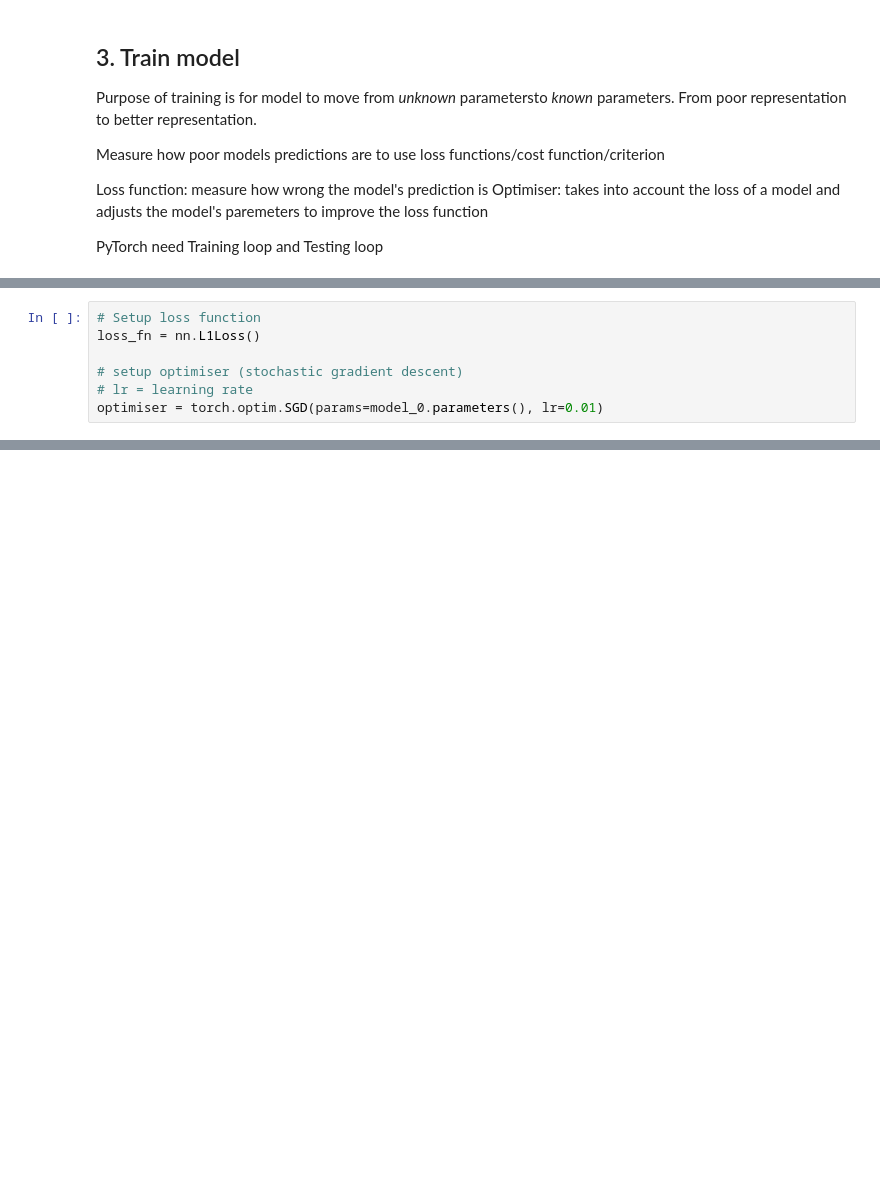
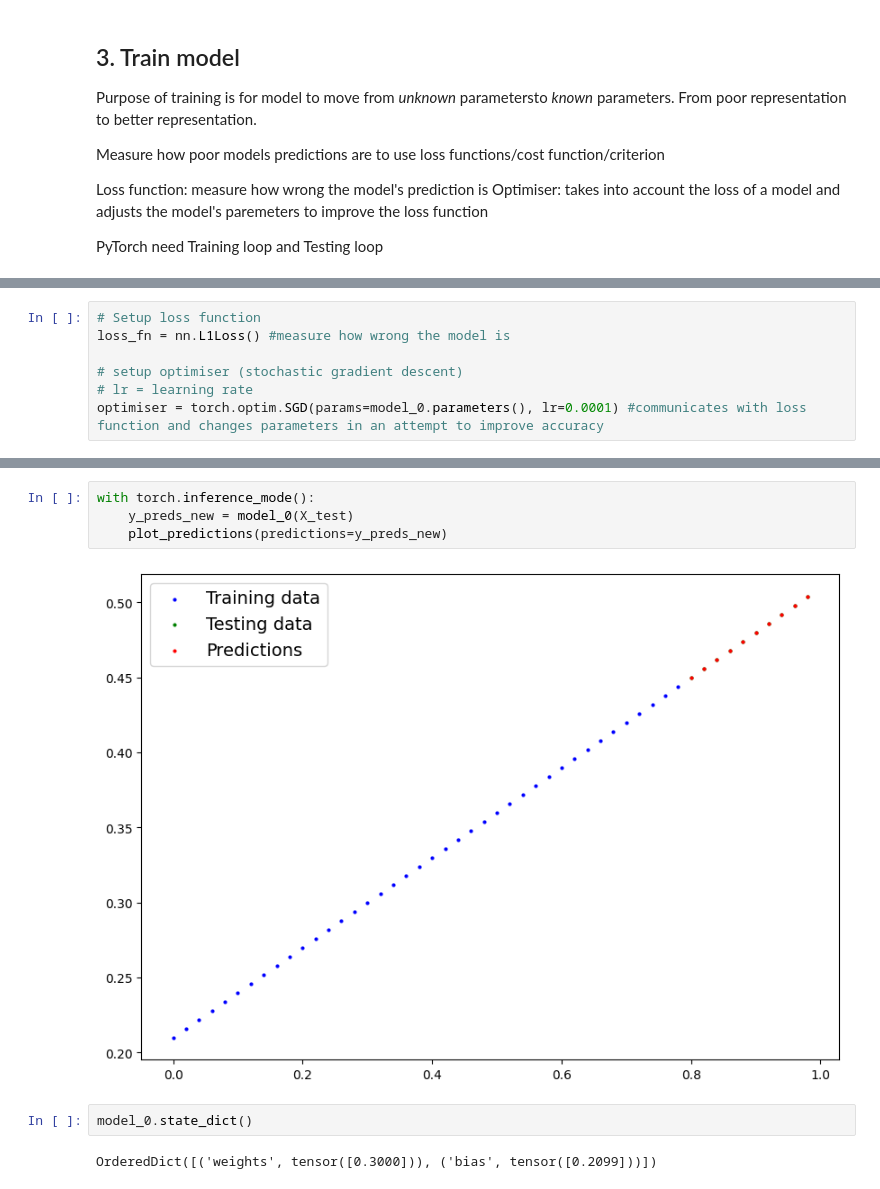
Before and after one commit to joshackland/pytorch-course, a Jupyter notebook: pytorch_course/01_pytorch_workflow.ipynb, the cells around one changed output, grey strips where cells are left out. Drawn from its saved outputs; the diff is of its cells as text; blank space fills up the shorter version.

```diff
--- a/pytorch_course/01_pytorch_workflow.ipynb
+++ b/pytorch_course/01_pytorch_workflow.ipynb
@@ -242,7 +242,7 @@ list(model_0.parameters())
 # %%
 # Setup loss function
-loss_fn = nn.L1Loss()
+loss_fn = nn.L1Loss() #measure how wrong the model is
 
 # setup optimiser (stochastic gradient descent)
 # lr = learning rate
-optimiser = torch.optim.SGD(params=model_0.parameters(), lr=0.01)
+optimiser = torch.optim.SGD(params=model_0.parameters(), lr=0.0001) #communicates with loss function and changes parameters in an attempt to improve accuracy
@@ -248,0 +326,10 @@ optimiser = torch.optim.SGD(params=model_0.parameters(), lr=0.01)
+# %%
+with torch.inference_mode():
+    y_preds_new = model_0(X_test)
+    plot_predictions(predictions=y_preds_new)
+# %% [output]
+[figure, added]
+# %%
+model_0.state_dict()
+# %% [output]
+OrderedDict([('weights', tensor([0.3000])), ('bias', tensor([0.2099]))])
```
Also changed, not shown: parts of 21 cells of this notebook, 1 other file.
